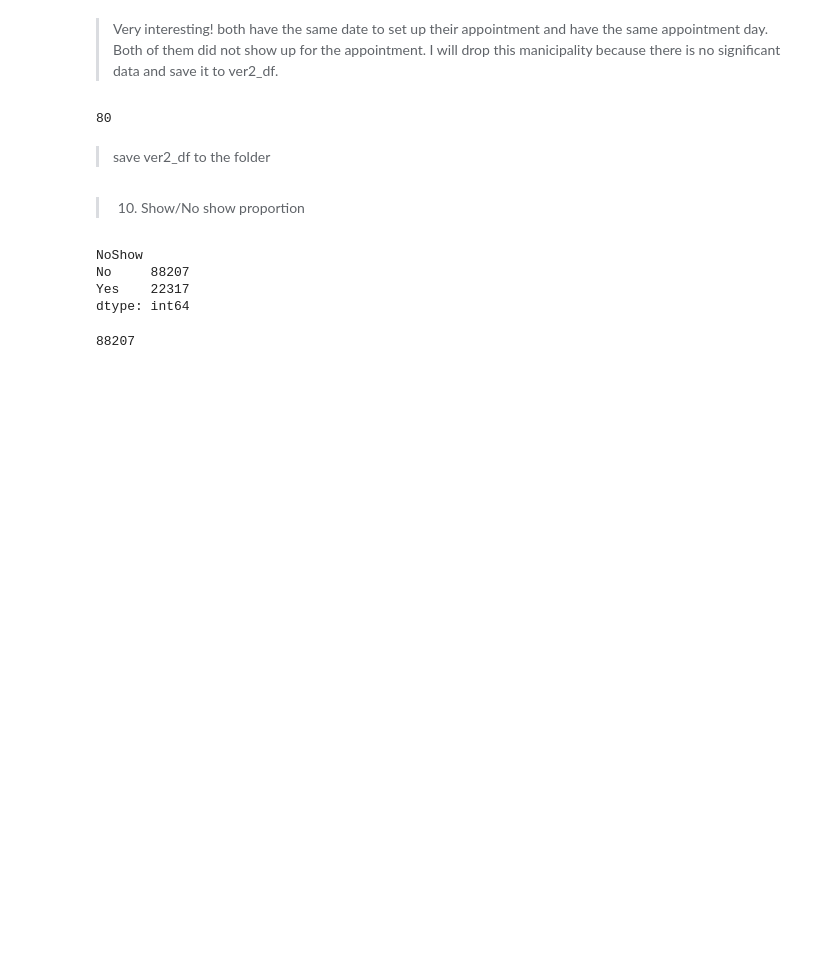
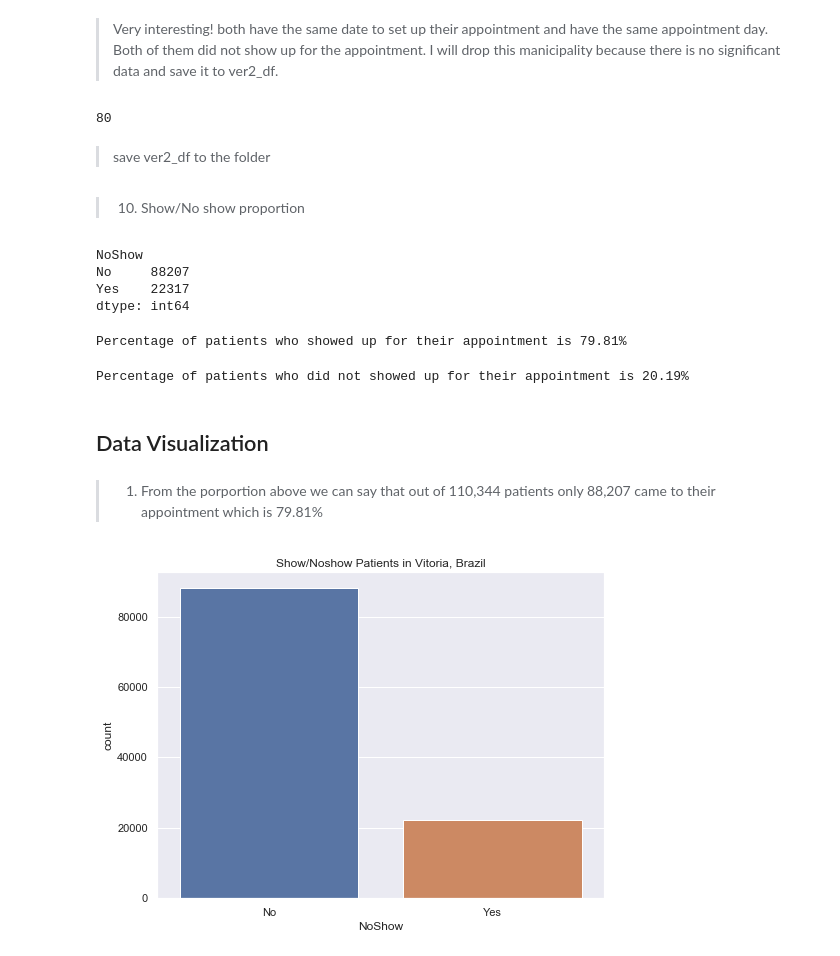
Before and after one commit to isaphu/Predicting-no-show-, a Jupyter notebook: noshow.ipynb, the cells around one changed output. Saved outputs shown, nothing was run; the diff lists cells and outputs as text; code cells hidden in the pictures; blank space fills up the shorter version.

Commit message:
adding proportion and visualize

```diff
--- a/noshow.ipynb
+++ b/noshow.ipynb
@@ -23,6 +23,7 @@ import pandas as pd
 import numpy as np
 import matplotlib.pyplot as plt
 import seaborn as sns
+sns.set(style="darkgrid")
 # %% [markdown]
 > 2. Loading data using pandas
 # %%
@@ -350,7 +351,28 @@ NoShow
 No     88207
 Yes    22317
 dtype: int64
-# %%
-ver2_df.groupby(['NoShow']).size()[0]
-# %% [output]
-88207
+# %%
+show = ver2_df.groupby(['NoShow']).size()[0] / (ver2_df.groupby(['NoShow']).size()[0] + ver2_df.groupby(['NoShow']).size()[1])
+percentage = "{:.2%}".format(show)
+print("Percentage of patients who showed up for their appointment is " + percentage)
+# %% [output]
+Percentage of patients who showed up for their appointment is 79.81%
+# %%
+noshow = ver2_df.groupby(['NoShow']).size()[1] / (ver2_df.groupby(['NoShow']).size()[0] + ver2_df.groupby(['NoShow']).size()[1])
+percentage2 = "{:.2%}".format(noshow)
+print("Percentage of patients who did not showed up for their appointment is " + percentage2)
+# %% [output]
+Percentage of patients who did not showed up for their appointment is 20.19%
+# %% [markdown]
+<a id='visual'></a>
+## Data Visualization
+# %% [markdown]
+> 1. From the porportion above we can say that out of 110,344 patients only 88,207 came to their appointment which is 79.81%
+# %%
+plt.figure(figsize=[8,6])
+sns.set(style = "darkgrid")
+ax = sns.countplot(data = ver2_df, x= ver2_df.NoShow)
+ax.set_title('Show/Noshow Patients in Vitoria, Brazil')
+plt.show()
+# %% [output]
+[figure, added]
```
Also changed, not shown: parts of 3 cells of this notebook.
